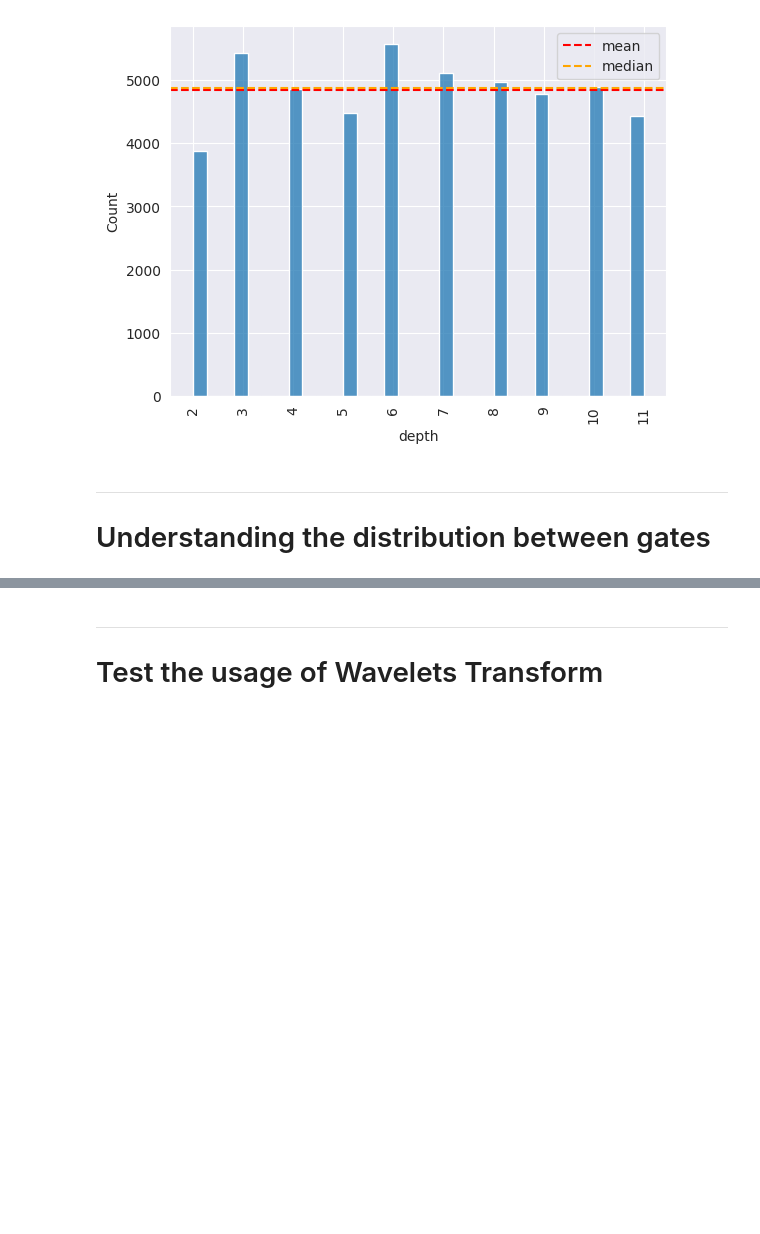
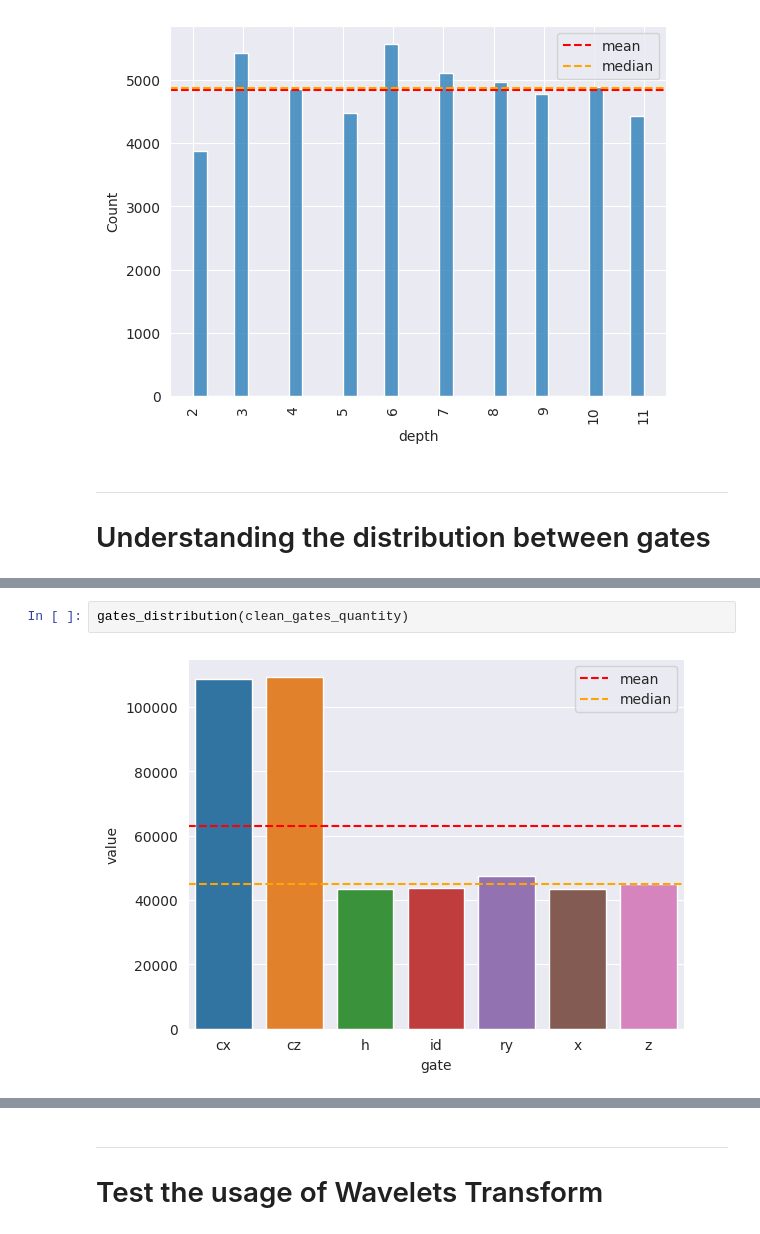
Before and after one commit to Dpbm/qcop, a Jupyter notebook: notebooks/data-analysis.ipynb, the cells around one changed output, grey strips where cells are left out. Drawn from its saved outputs; the diff is of its cells as text; blank space fills up the shorter version.

```diff
--- a/notebooks/data-analysis.ipynb
+++ b/notebooks/data-analysis.ipynb
@@ -279,0 +332,4 @@ gates_part = cut_df[["index", "n_two_qubit_gates", "n_one_qubit_gates", "amount_
+# %%
+gates_distribution(clean_gates_quantity)
+# %% [output]
+[figure, added]
```
Also changed, not shown: parts of 16 cells of this notebook, 1 other file.
